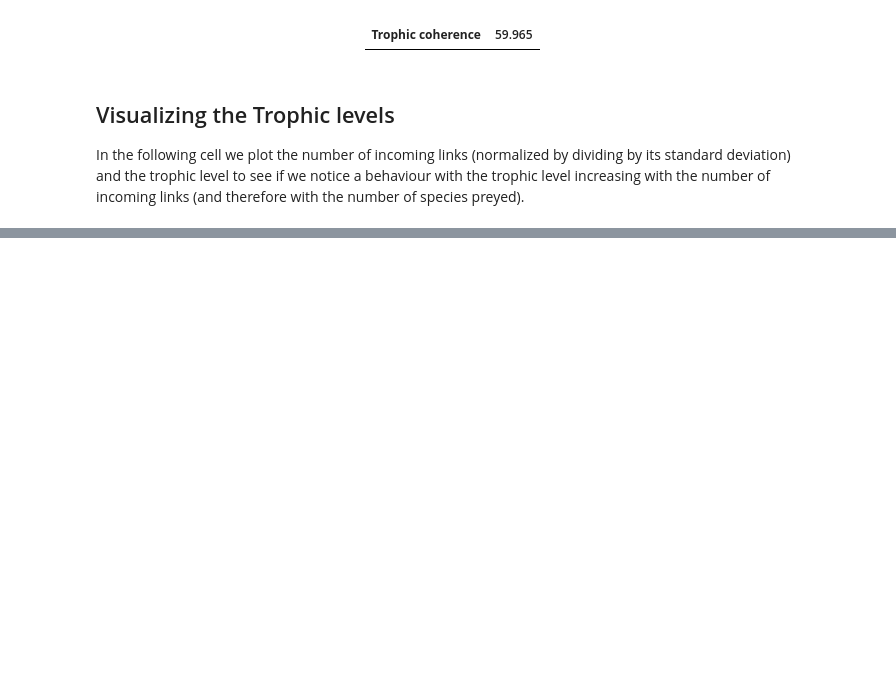
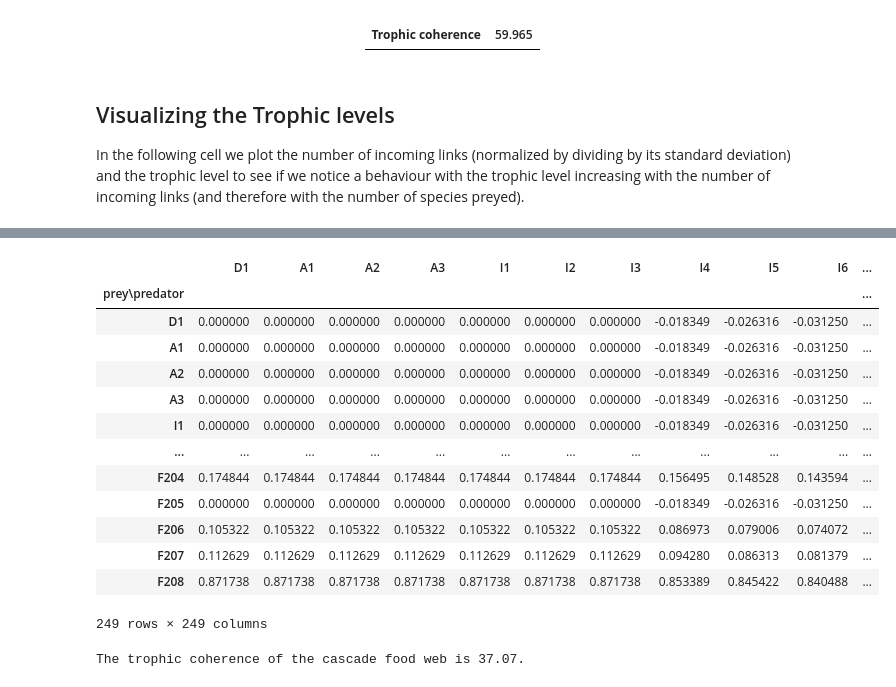
Before and after one commit to tommasoamico/PhysicalModelsOfLivingSystems, a Jupyter notebook: Week_4_assigment/Tommaso_Amico_week4.ipynb, the cells around one changed output, grey strips where cells are left out. Cells and saved outputs as stored; diff of their text form; code cells hidden in the pictures; blank space fills up the shorter version.

```diff
--- a/Week_4_assigment/Tommaso_Amico_week4.ipynb
+++ b/Week_4_assigment/Tommaso_Amico_week4.ipynb
@@ -755,0 +943,25 @@ plt.show()
+# %%
+display(pd.DataFrame(trophic_difference_cas, columns=cascade_df.columns, index=cascade_df.index))
+# %% [output]
+|  | D1 | A1 | A2 | A3 | I1 | I2 | I3 | I4 | I5 | I6 | ... |
+| prey\predator |  |  |  |  |  |  |  |  |  |  | ... |
+| D1 | 0.000000 | 0.000000 | 0.000000 | 0.000000 | 0.000000 | 0.000000 | 0.000000 | -0.018349 | -0.026316 | -0.031250 | ... |
+| A1 | 0.000000 | 0.000000 | 0.000000 | 0.000000 | 0.000000 | 0.000000 | 0.000000 | -0.018349 | -0.026316 | -0.031250 | ... |
+| A2 | 0.000000 | 0.000000 | 0.000000 | 0.000000 | 0.000000 | 0.000000 | 0.000000 | -0.018349 | -0.026316 | -0.031250 | ... |
+| A3 | 0.000000 | 0.000000 | 0.000000 | 0.000000 | 0.000000 | 0.000000 | 0.000000 | -0.018349 | -0.026316 | -0.031250 | ... |
+| I1 | 0.000000 | 0.000000 | 0.000000 | 0.000000 | 0.000000 | 0.000000 | 0.000000 | -0.018349 | -0.026316 | -0.031250 | ... |
+| ... | ... | ... | ... | ... | ... | ... | ... | ... | ... | ... | ... |
+| F204 | 0.174844 | 0.174844 | 0.174844 | 0.174844 | 0.174844 | 0.174844 | 0.174844 | 0.156495 | 0.148528 | 0.143594 | ... |
+| F205 | 0.000000 | 0.000000 | 0.000000 | 0.000000 | 0.000000 | 0.000000 | 0.000000 | -0.018349 | -0.026316 | -0.031250 | ... |
+| F206 | 0.105322 | 0.105322 | 0.105322 | 0.105322 | 0.105322 | 0.105322 | 0.105322 | 0.086973 | 0.079006 | 0.074072 | ... |
+| F207 | 0.112629 | 0.112629 | 0.112629 | 0.112629 | 0.112629 | 0.112629 | 0.112629 | 0.094280 | 0.086313 | 0.081379 | ... |
+| F208 | 0.871738 | 0.871738 | 0.871738 | 0.871738 | 0.871738 | 0.871738 | 0.871738 | 0.853389 | 0.845422 | 0.840488 | ... |
+249 rows × 249 columns
+# %%
+print(f'''
+
+The trophic coherence of the cascade food web is {trophic_coherence_cas:.2f}.
+
+''')
+# %% [output]
+The trophic coherence of the cascade food web is 37.07.
```
Also changed, not shown: parts of 15 cells of this notebook.
